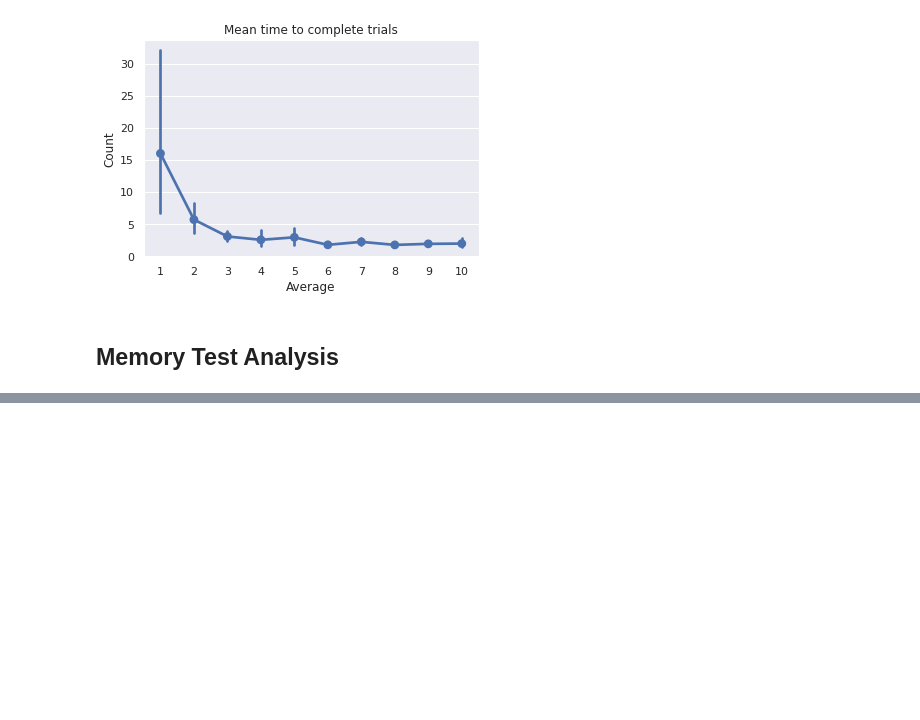
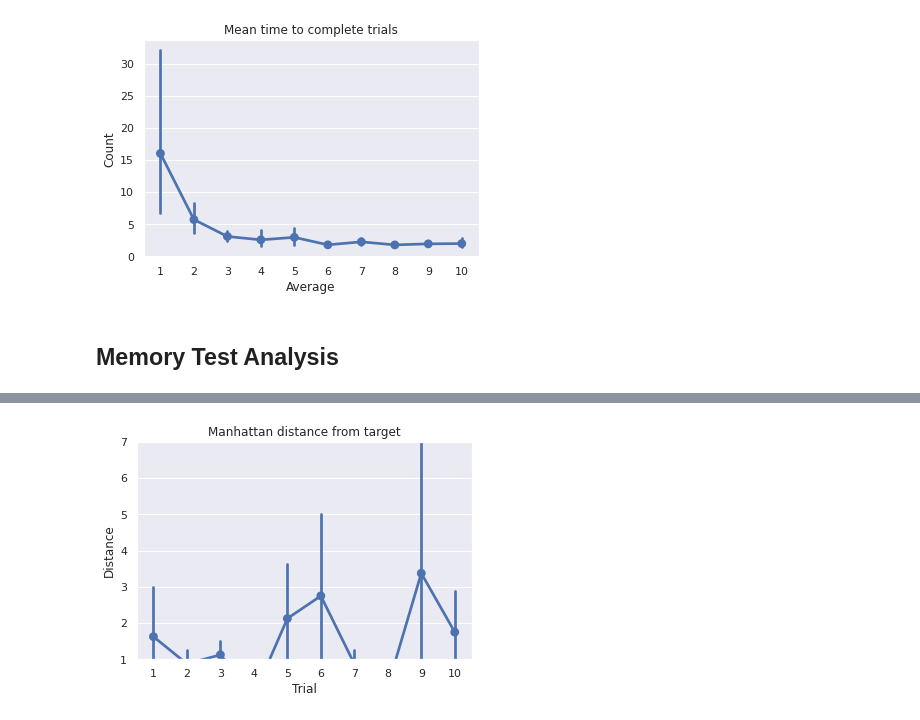
Before and after one commit to hermana/hci-experiment-analysis, a Jupyter notebook: no_guide_analysis.ipynb, the cells around one changed output, grey strips where cells are left out. Drawn from its saved outputs; the diff is of its cells as text; code cells hidden in the pictures; blank space fills up the shorter version.

```diff
--- a/no_guide_analysis.ipynb
+++ b/no_guide_analysis.ipynb
@@ -378,0 +382,9 @@ plt.savefig(f"./plots/trial_data/time_to_complete.png")
+# %%
+memory_test = TRIAL_DATA[TRIAL_DATA['phase'] == 'testing']
+
+plt.figure()
+sns.pointplot(data=memory_test , x='trial', y=f'manhattan', dodge=True, errorbar=('ci', 95)).set(title="Manhattan distance from target", xlabel="Trial", ylabel="Distance")
+plt.ylim(1, 7)
+plt.savefig(f"./plots/test_data/manhattan_test_performance.png")
+# %% [output]
+[figure, added]
```
Also changed, not shown: parts of 4 cells of this notebook, 3 other files.
